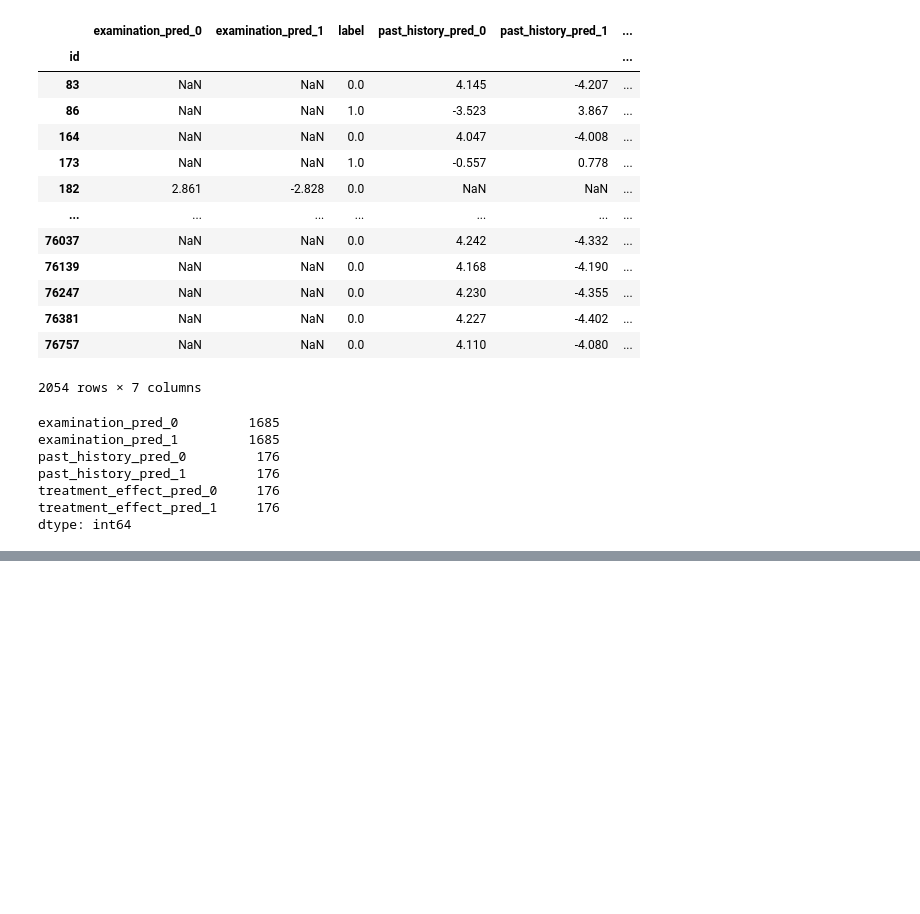
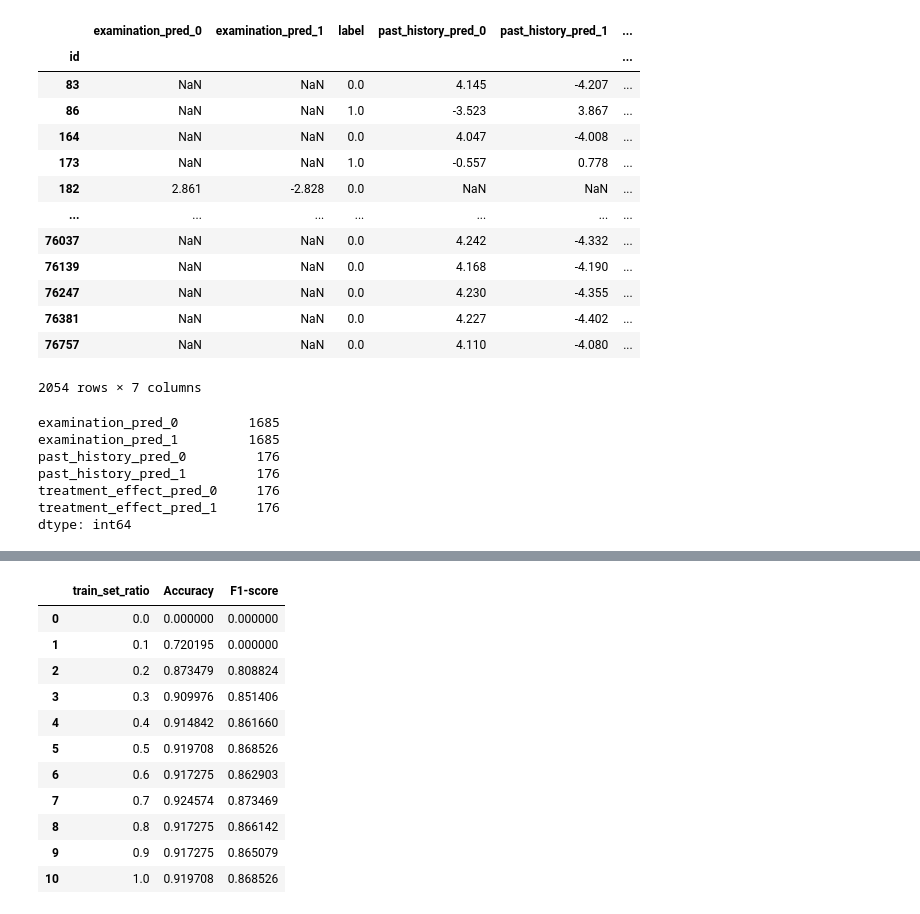
Before and after one commit to ycseong07/BERT-HPO, a Jupyter notebook: notebook/BERT_XGB_ensemble_binary/[PHI]4_XGBoost.ipynb, the cells around one changed output, grey strips where cells are left out. Cells and saved outputs as stored; diff of their text form; code cells hidden in the pictures; blank space fills up the shorter version.

```diff
--- a/notebook/BERT_XGB_ensemble_binary/[PHI]4_XGBoost.ipynb
+++ b/notebook/BERT_XGB_ensemble_binary/[PHI]4_XGBoost.ipynb
@@ -263,0 +283,13 @@ Precision:  0.8060
+# %%
+# Applying Optimized hyperparameters on the XGBoost Classifier model
+
+model = XGBClassifier(tree_method='gpu_hist',
+                      use_label_encoder=False,
+                      eval_metric='logloss',
+                      random_state=seed
+                     )
+
+for n, v in res_loaded.best_params_.items():
+    setattr(model, re.sub("model__", "", n), v)
+
+model
@@ -263,0 +303,35 @@ Precision:  0.8060
+# %%
+df = pd.DataFrame({
+    'train_set_ratio':[0],
+    'Accuracy':[0],
+    'F1-score':[0]
+    })
+
+for i in range(1,11):
+    X_train_sample = X_train.sample(frac=1, random_state=seed)[:int(len(X_train)*i/10)]
+    y_train_sample = pd.merge(X_train_sample, y_train, on="id", how="left").loc[:,"label"]
+    pipe.fit(X_train_sample, y_train_sample)
+    pred = pipe.predict(X_test)
+    accuracy = accuracy_score(y_test, pred)
+    f1 = f1_score(y_test, pred)
+    tmp_df = pd.DataFrame({
+        'train_set_ratio':[i/10],
+        'Accuracy':[accuracy],
+        'F1-score':[f1],
+        })
+    df = df.append(tmp_df, ignore_index = True)
+
+df
+# %% [output]
+|  | train_set_ratio | Accuracy | F1-score |
+| 0 | 0.0 | 0.000000 | 0.000000 |
+| 1 | 0.1 | 0.720195 | 0.000000 |
+| 2 | 0.2 | 0.873479 | 0.808824 |
+| 3 | 0.3 | 0.909976 | 0.851406 |
+| 4 | 0.4 | 0.914842 | 0.861660 |
+| 5 | 0.5 | 0.919708 | 0.868526 |
+| 6 | 0.6 | 0.917275 | 0.862903 |
+| 7 | 0.7 | 0.924574 | 0.873469 |
+| 8 | 0.8 | 0.917275 | 0.866142 |
+| 9 | 0.9 | 0.917275 | 0.865079 |
+| 10 | 1.0 | 0.919708 | 0.868526 |
```
Also changed, not shown: parts of 15 cells of this notebook.
